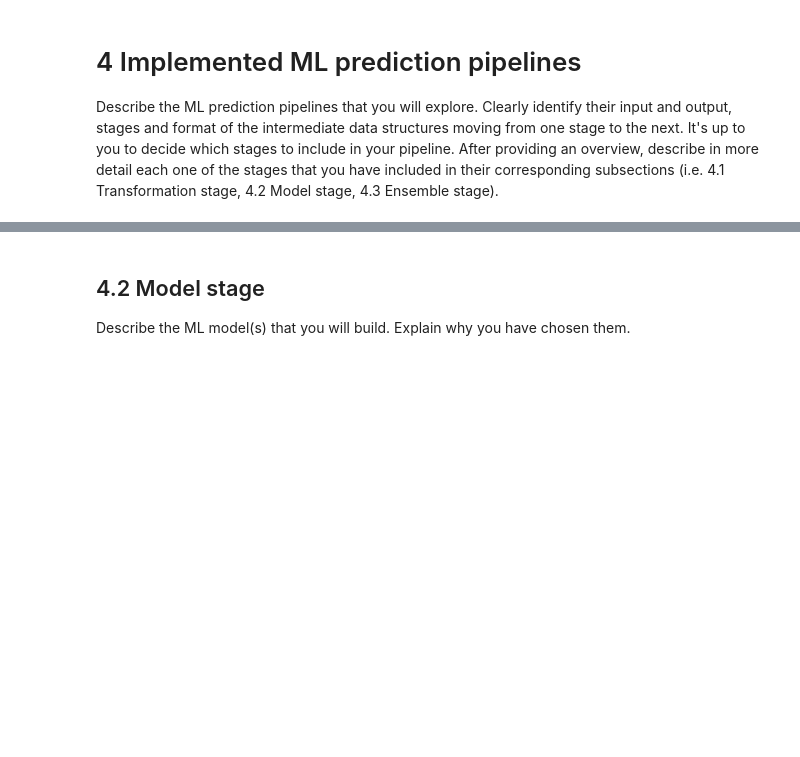
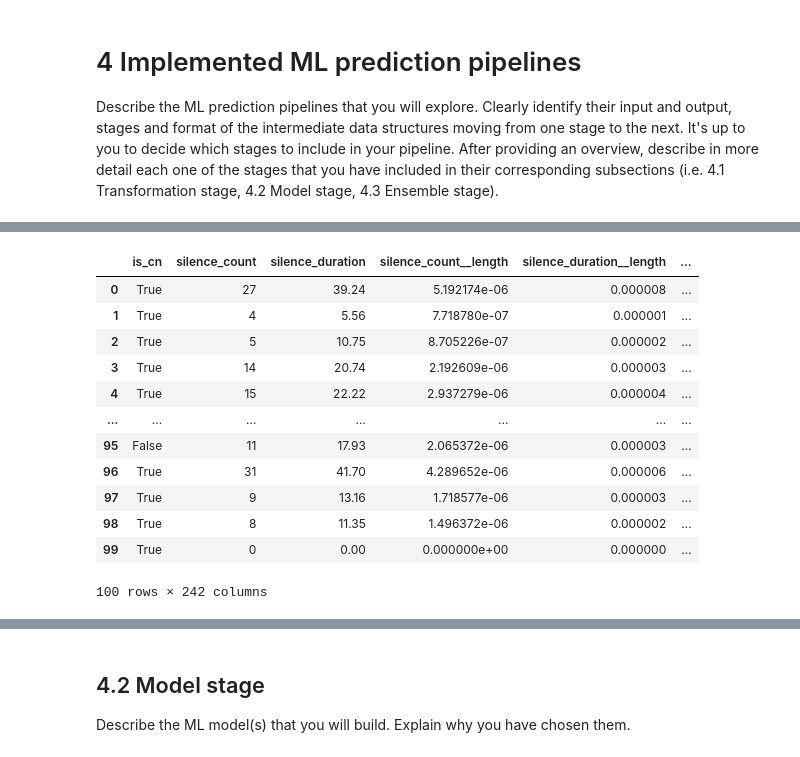
Before and after one commit to scris/ml-project-fautt, a Jupyter notebook: submission.ipynb, the cells around one changed output, grey strips where cells are left out. Cells and saved outputs as stored; diff of their text form; code cells hidden in the pictures; blank space fills up the shorter version.

```diff
--- a/submission.ipynb
+++ b/submission.ipynb
@@ -145,0 +521,34 @@ Describe any transformations, such as feature extraction. Identify input and out
+# %%
+from sklearn.feature_extraction.text import TfidfVectorizer
+
+# TF-IDF Related Features
+tfidf_en = TfidfVectorizer(
+    max_features=100,
+    ngram_range=(1, 3),
+    stop_words='english'
+)
+tfidf_matrix_en = tfidf_en.fit_transform(df['text_lemma'])
+
+feats['tfidf_vec_len'] = pd.Series([len(x.indices) for x in tfidf_matrix_en])
+feats['tfidf_mean'] = pd.Series(np.array(tfidf_matrix_en.mean(axis=1)).flatten())
+feats['tfidf_std'] =  pd.Series([np.std(x.data) for x in tfidf_matrix_en])
+
+for i in range(100):
+    feats[f'tfidf_{i}'] = pd.Series(tfidf_matrix_en.toarray()[i])
+
+df_feats = pd.DataFrame(feats)
+df_feats
+# %% [output]
+|  | is_cn | silence_count | silence_duration | silence_count__length | silence_duration__length | ... |
+| 0 | True | 27 | 39.24 | 5.192174e-06 | 0.000008 | ... |
+| 1 | True | 4 | 5.56 | 7.718780e-07 | 0.000001 | ... |
+| 2 | True | 5 | 10.75 | 8.705226e-07 | 0.000002 | ... |
+| 3 | True | 14 | 20.74 | 2.192609e-06 | 0.000003 | ... |
+| 4 | True | 15 | 22.22 | 2.937279e-06 | 0.000004 | ... |
+| ... | ... | ... | ... | ... | ... | ... |
+| 95 | False | 11 | 17.93 | 2.065372e-06 | 0.000003 | ... |
+| 96 | True | 31 | 41.70 | 4.289652e-06 | 0.000006 | ... |
+| 97 | True | 9 | 13.16 | 1.718577e-06 | 0.000003 | ... |
+| 98 | True | 8 | 11.35 | 1.496372e-06 | 0.000002 | ... |
+| 99 | True | 0 | 0.00 | 0.000000e+00 | 0.000000 | ... |
+100 rows × 242 columns
```
Also changed, not shown: parts of 18 cells of this notebook, 1 other file.
